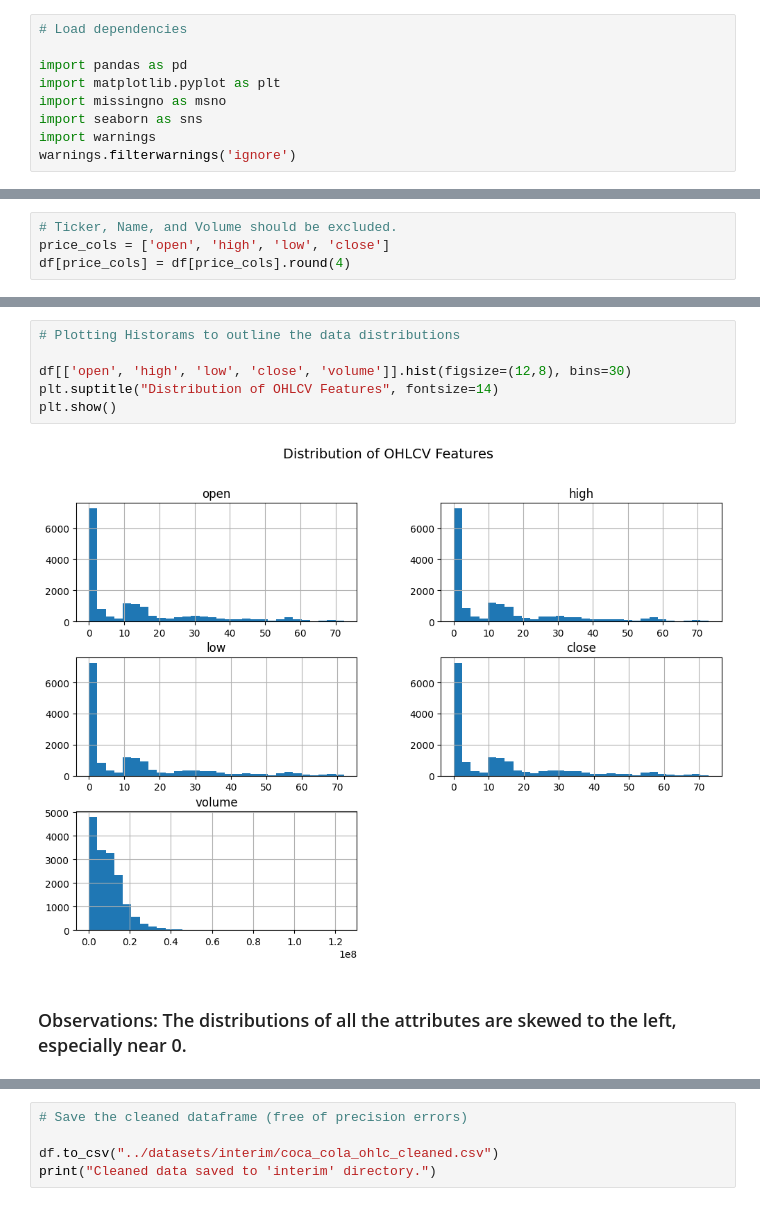
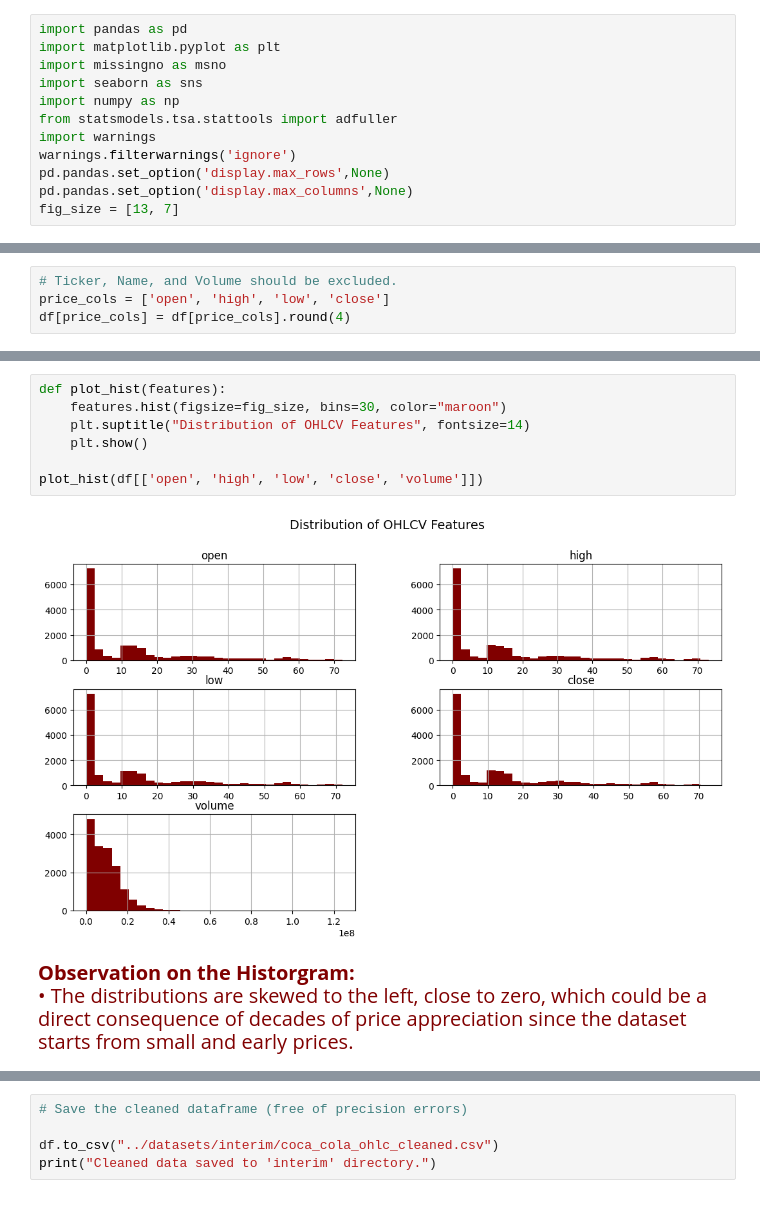
Before and after one commit to shahriar-rahman/Coca-Cola-Stock-Price, a Jupyter notebook: notebooks/01_EDA_Data_Acquisition.ipynb, the cells around one changed output, grey strips where cells are left out. Drawn from its saved outputs; the diff is of its cells as text.

```diff
--- a/notebooks/01_EDA_Data_Acquisition.ipynb
+++ b/notebooks/01_EDA_Data_Acquisition.ipynb
@@ -1,9 +10,12 @@
 # %%
-# Load dependencies
-
 import pandas as pd
 import matplotlib.pyplot as plt
 import missingno as msno
 import seaborn as sns
+import numpy as np
+from statsmodels.tsa.stattools import adfuller
 import warnings
 warnings.filterwarnings('ignore')
+pd.pandas.set_option('display.max_rows',None)
+pd.pandas.set_option('display.max_columns',None)
+fig_size = [13, 7]
@@ -320,10 +440,14 @@ plt.show()
 # %%
-# Plotting Historams to outline the data distributions
+def plot_hist(features):
+    features.hist(figsize=fig_size, bins=30, color="maroon")
+    plt.suptitle("Distribution of OHLCV Features", fontsize=14)
+    plt.show()
 
-df[['open', 'high', 'low', 'close', 'volume']].hist(figsize=(12,8), bins=30)
-plt.suptitle("Distribution of OHLCV Features", fontsize=14)
-plt.show()
+plot_hist(df[['open', 'high', 'low', 'close', 'volume']])
 # %% [output]
-[figure, old version]
+[figure, new version]
 # %% [markdown]
-### Observations: The distributions of all the attributes are skewed to the left, especially near 0.
+<span style="font-family:Cambria; color:maroon; font-size: 20px; text-shadow: 0.6px 0.6px black">
+<b> Observation on the Historgram: </b> <br>
+• The distributions are skewed to the left, close to zero, which could be a direct consequence of decades of price appreciation since the dataset starts from small and early prices. <br>
+</span>
```
Also changed, not shown: parts of 100 cells of this notebook.
